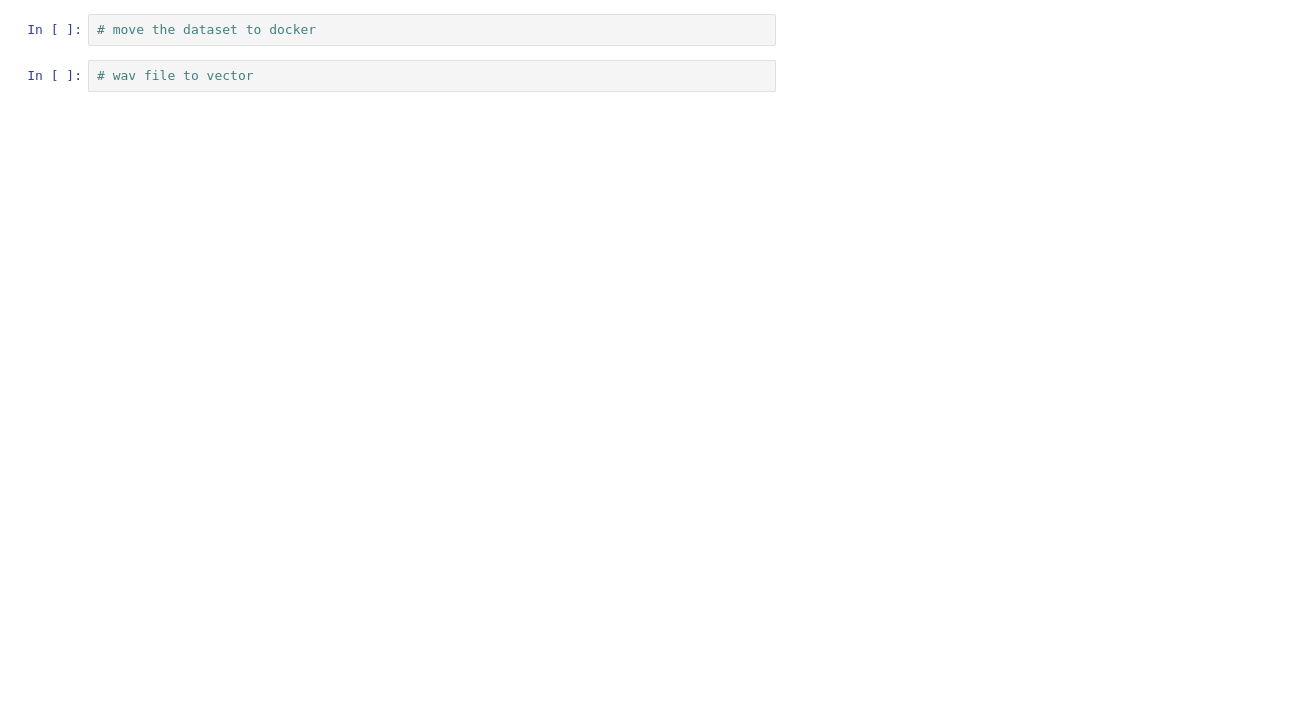
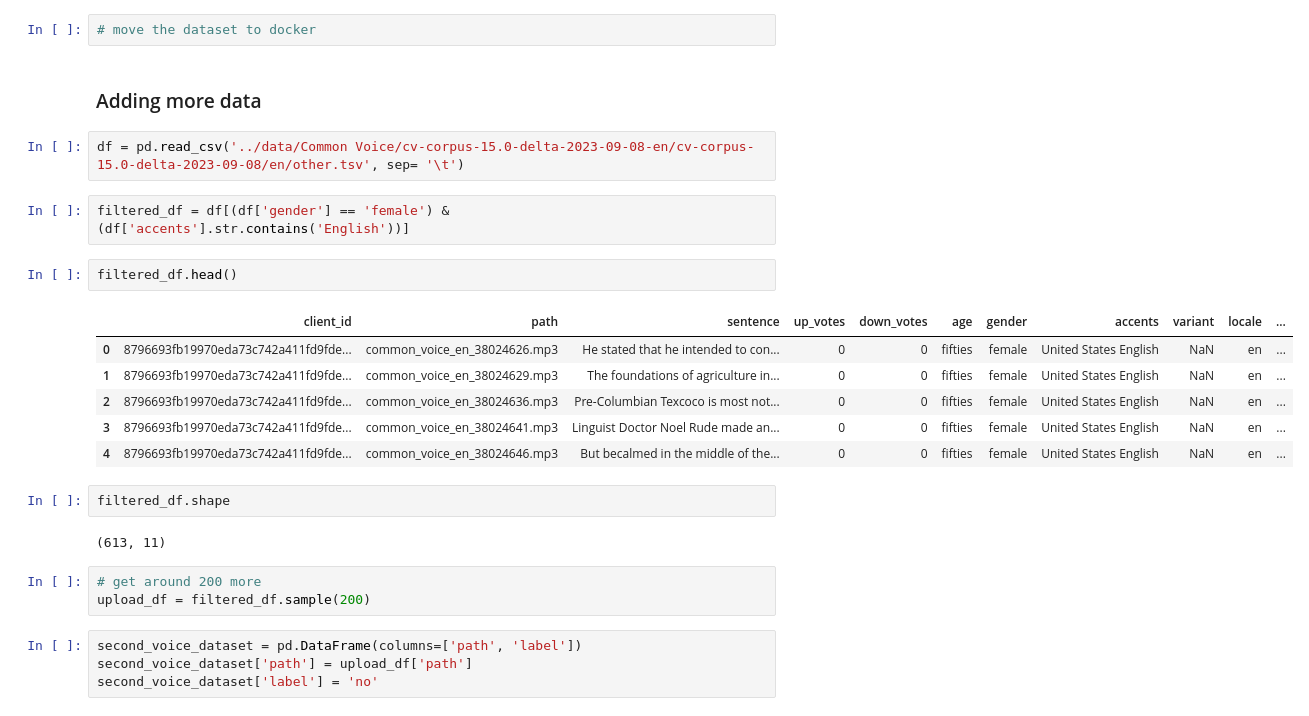
Before and after one commit to iuxo/SGQCNthuQAiblmCB, a Jupyter notebook: src/notebook.ipynb, the cells around one changed output. Saved outputs shown, nothing was run; the diff lists cells and outputs as text; blank space fills up the shorter version.

Commit message:
upload more data for yes/no

```diff
--- a/src/notebook.ipynb
+++ b/src/notebook.ipynb
@@ -221,4 +223,28 @@ for i, file in enumerate(os.listdir('../output/')):
 # %%
 # move the dataset to docker
-# %%
-# wav file to vector
+# %% [markdown]
+### Adding more data
+# %%
+df = pd.read_csv('../data/Common Voice/cv-corpus-15.0-delta-2023-09-08-en/cv-corpus-15.0-delta-2023-09-08/en/other.tsv', sep= '\t')
+# %%
+filtered_df = df[(df['gender'] == 'female') & (df['accents'].str.contains('English'))]
+# %%
+filtered_df.head()
+# %% [output]
+|  | client_id | path | sentence | up_votes | down_votes | age | gender | accents | variant | locale | ... |
+| 0 | 8796693fb19970eda73c742a411fd9fde... | common_voice_en_38024626.mp3 | He stated that he intended to con... | 0 | 0 | fifties | female | United States English | NaN | en | ... |
+| 1 | 8796693fb19970eda73c742a411fd9fde... | common_voice_en_38024629.mp3 | The foundations of agriculture in... | 0 | 0 | fifties | female | United States English | NaN | en | ... |
+| 2 | 8796693fb19970eda73c742a411fd9fde... | common_voice_en_38024636.mp3 | Pre-Columbian Texcoco is most not... | 0 | 0 | fifties | female | United States English | NaN | en | ... |
+| 3 | 8796693fb19970eda73c742a411fd9fde... | common_voice_en_38024641.mp3 | Linguist Doctor Noel Rude made an... | 0 | 0 | fifties | female | United States English | NaN | en | ... |
+| 4 | 8796693fb19970eda73c742a411fd9fde... | common_voice_en_38024646.mp3 | But becalmed in the middle of the... | 0 | 0 | fifties | female | United States English | NaN | en | ... |
+# %%
+filtered_df.shape
+# %% [output]
+(613, 11)
+# %%
+# get around 200 more
+upload_df = filtered_df.sample(200)
+# %%
+second_voice_dataset = pd.DataFrame(columns=['path', 'label'])
+second_voice_dataset['path'] = upload_df['path']
+second_voice_dataset['label'] = 'no'
```
Also changed, not shown: parts of 6 cells of this notebook.
